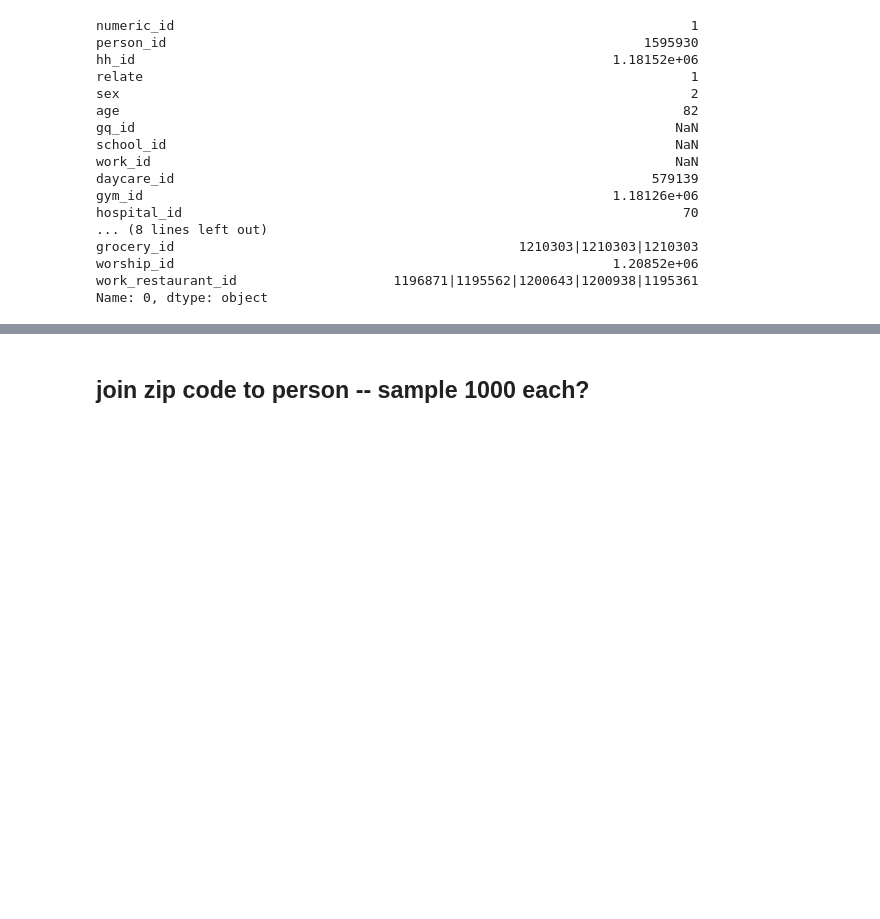
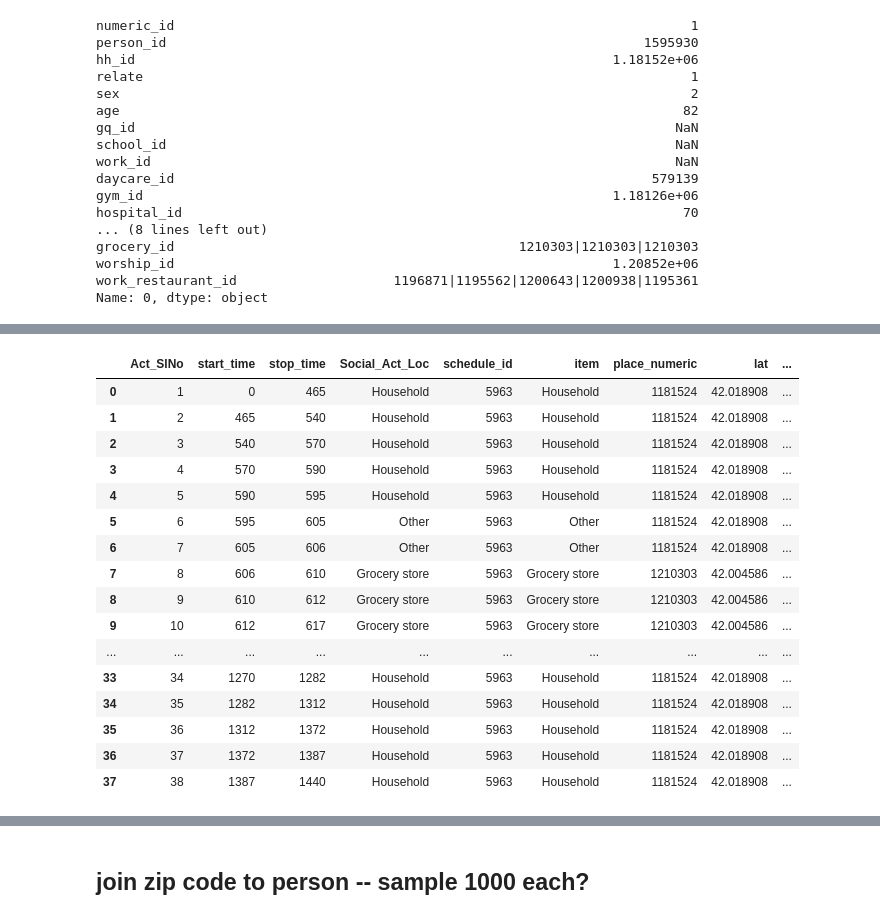
Before and after one commit to kywch/geo-colab, a Jupyter notebook: Generate_Chicago_Traces.ipynb, the cells around one changed output, grey strips where cells are left out. Cells and saved outputs as stored; diff of their text form; code cells hidden in the pictures; blank space fills up the shorter version.

```diff
--- a/Generate_Chicago_Traces.ipynb
+++ b/Generate_Chicago_Traces.ipynb
@@ -178,5 +212,7 @@ def match_activity_with_coord(person_row, activity_df, sch_type='weekday'):
                     axis=1))
 
 %timeit match_activity_with_coord(person_row, activity_df)
-#print(place_info)
+
+place_info = match_activity_with_coord(person_row, activity_df)
+place_info
 # %% [output]
@@ -185,3 +220,20 @@ The slowest run took 43.63 times longer than the fastest. This could mean that a
+|  | Act_SlNo | start_time | stop_time | Social_Act_Loc | schedule_id | item | place_numeric | lat | ... |
+| 0 | 1 | 0 | 465 | Household | 5963 | Household | 1181524 | 42.018908 | ... |
+| 1 | 2 | 465 | 540 | Household | 5963 | Household | 1181524 | 42.018908 | ... |
+| 2 | 3 | 540 | 570 | Household | 5963 | Household | 1181524 | 42.018908 | ... |
+| 3 | 4 | 570 | 590 | Household | 5963 | Household | 1181524 | 42.018908 | ... |
+| 4 | 5 | 590 | 595 | Household | 5963 | Household | 1181524 | 42.018908 | ... |
+| 5 | 6 | 595 | 605 | Other | 5963 | Other | 1181524 | 42.018908 | ... |
+| 6 | 7 | 605 | 606 | Other | 5963 | Other | 1181524 | 42.018908 | ... |
+| 7 | 8 | 606 | 610 | Grocery store | 5963 | Grocery store | 1210303 | 42.004586 | ... |
+| 8 | 9 | 610 | 612 | Grocery store | 5963 | Grocery store | 1210303 | 42.004586 | ... |
+| 9 | 10 | 612 | 617 | Grocery store | 5963 | Grocery store | 1210303 | 42.004586 | ... |
+| ... | ... | ... | ... | ... | ... | ... | ... | ... | ... |
+| 33 | 34 | 1270 | 1282 | Household | 5963 | Household | 1181524 | 42.018908 | ... |
+| 34 | 35 | 1282 | 1312 | Household | 5963 | Household | 1181524 | 42.018908 | ... |
+| 35 | 36 | 1312 | 1372 | Household | 5963 | Household | 1181524 | 42.018908 | ... |
+| 36 | 37 | 1372 | 1387 | Household | 5963 | Household | 1181524 | 42.018908 | ... |
+| 37 | 38 | 1387 | 1440 | Household | 5963 | Household | 1181524 | 42.018908 | ... |
 # %%
 # hour, weight, social_act_loc, coordinates (lat/lng)
 # using iat (instead of iloc) give ~10x speed improvement
```
Also changed, not shown: parts of 19 cells of this notebook.
